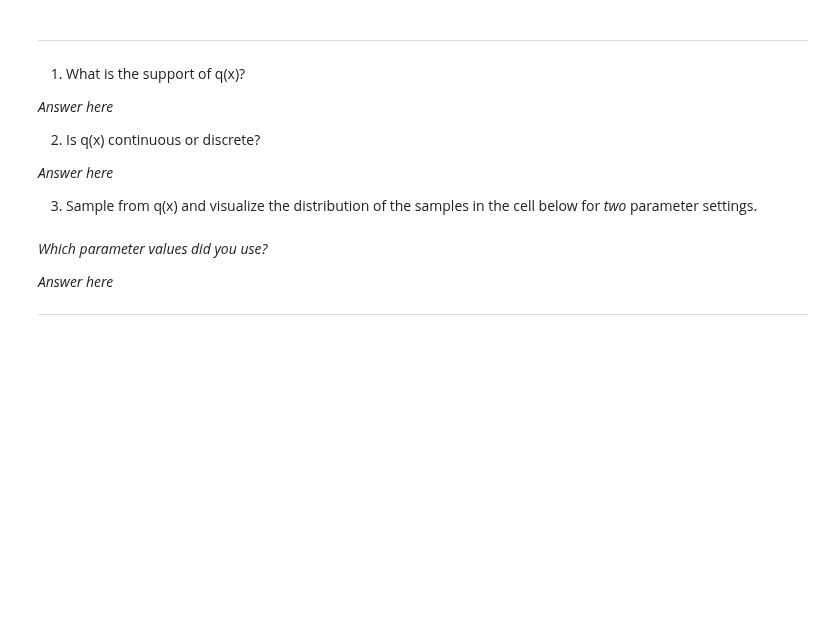
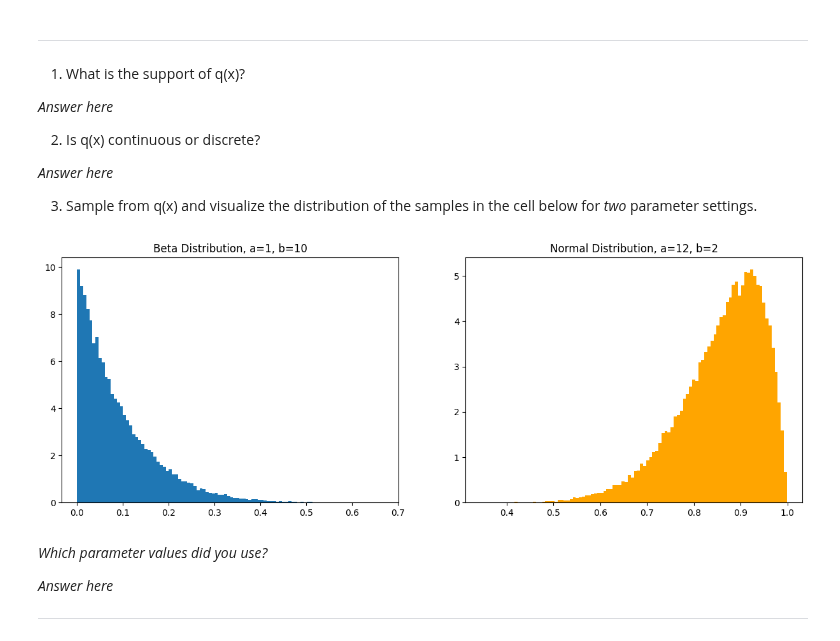
Before and after one commit to leonardodeclara/DD2447-Statistical-Methods-in-Applied-Computer-Science, a Jupyter notebook: Assignment_1/assignment1.ipynb, the cells around one changed output. Drawn from its saved outputs; the diff is of its cells as text; code cells hidden in the pictures; blank space fills up the shorter version.

```diff
--- a/Assignment_1/assignment1.ipynb
+++ b/Assignment_1/assignment1.ipynb
@@ -149,3 +147,18 @@ $q(x) = \text{Beta}(x|\alpha, \beta)$
+# %%
+# Sample and visualize here
+
+fig,axs=plt.subplots(1,2,figsize=(15,5))
+samples=np.random.beta(1,10,50000)
+axs[0].hist(samples,bins=100,density=True)
+axs[0].set_title('Beta Distribution, a=1, b=10')
+
+
+samples=np.random.beta(12,2,50000)
+axs[1].hist(samples,bins=100,density=True,color='orange')
+axs[1].set_title('Normal Distribution, a=12, b=2')
+plt.show()
+# %% [output]
+[figure, added]
 # %% [markdown]
 *Which parameter values did you use?*
 
```
Also changed, not shown: parts of 1 cell of this notebook.
